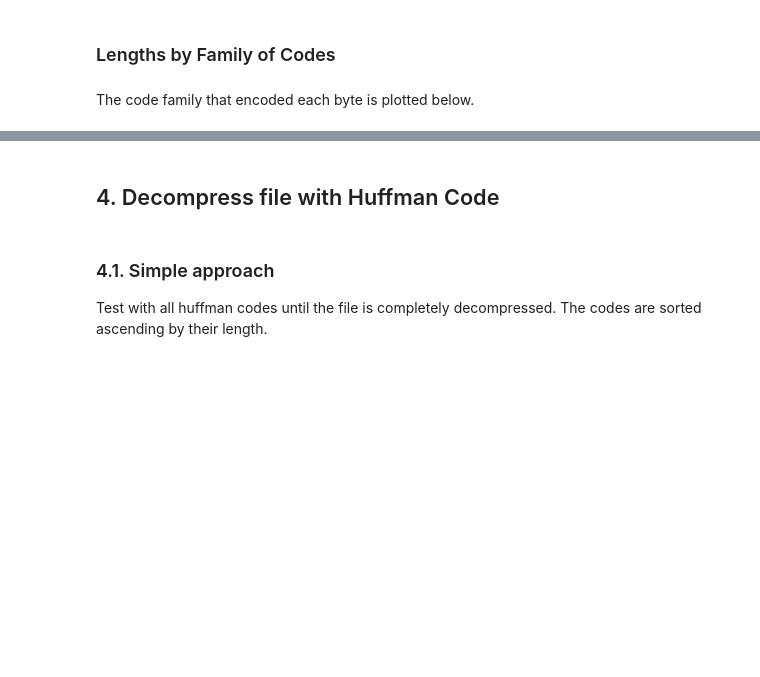
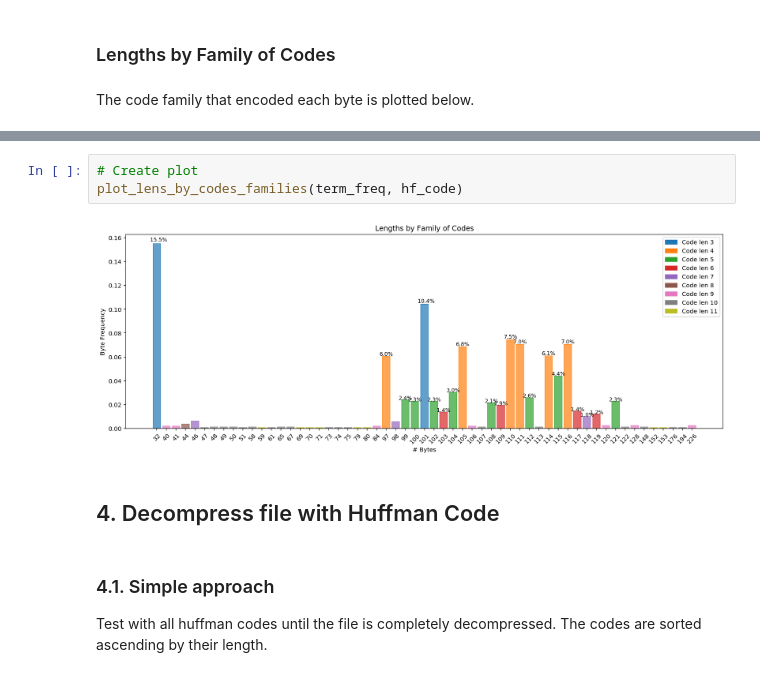
Before and after one commit to ansegura7/DataCompression, a Jupyter notebook: code/HuffmanCode.ipynb, the cells around one changed output, grey strips where cells are left out. Saved outputs shown, nothing was run; the diff lists cells and outputs as text; blank space fills up the shorter version.

```diff
--- a/code/HuffmanCode.ipynb
+++ b/code/HuffmanCode.ipynb
@@ -412,3 +431,8 @@ plt.show()
+# %%
+# Create plot
+plot_lens_by_codes_families(term_freq, hf_code)
+# %% [output]
+[figure, added]
 # %% [markdown]
 ## 4. Decompress file with Huffman Code
 # %% [markdown]
```
Also changed, not shown: parts of 13 cells of this notebook, 2 other files.
